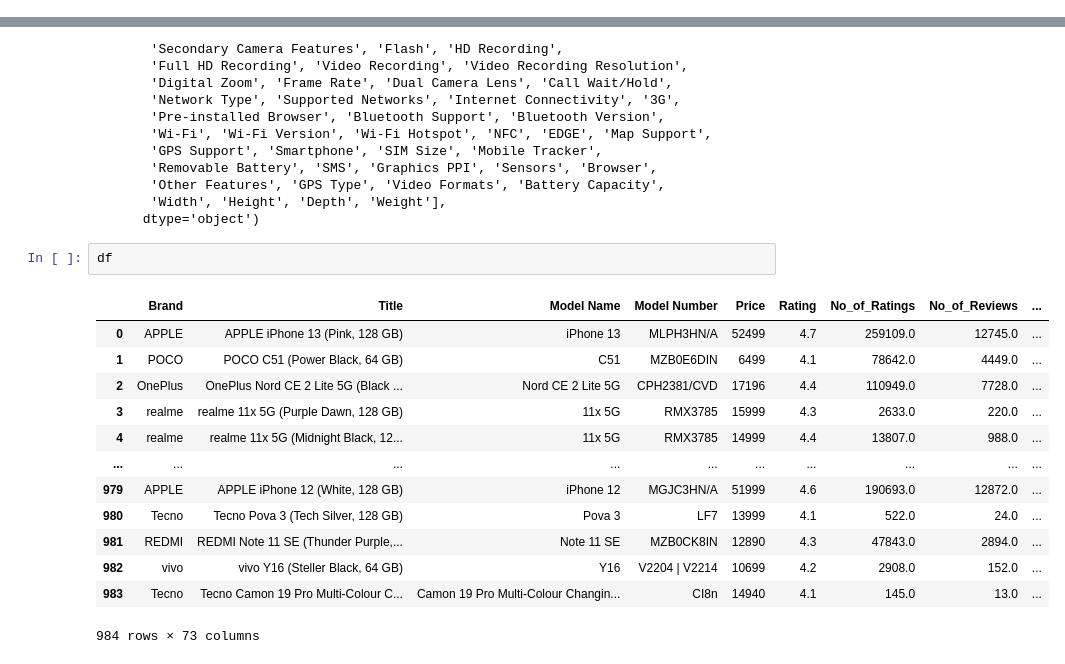
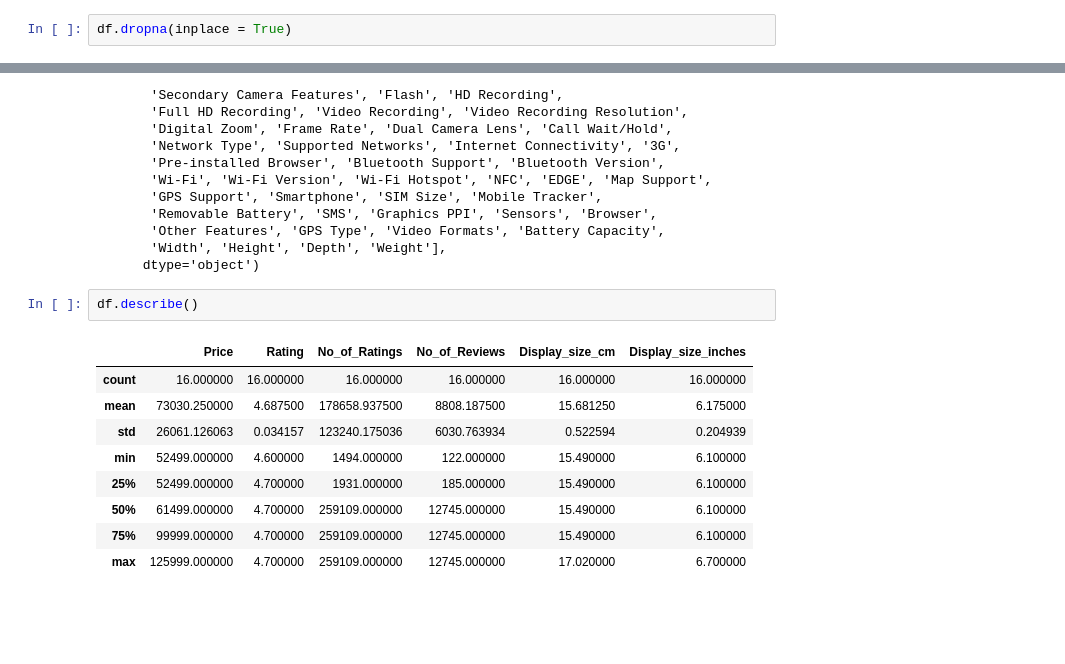
Before and after one commit to komal91gajjar/practice, a Jupyter notebook: practice 05.10.2023 ML.ipynb, the cells around one changed output, grey strips where cells are left out. Saved outputs shown, nothing was run; the diff lists cells and outputs as text; blank space fills up the shorter version.

```diff
--- a/practice 05.10.2023 ML.ipynb
+++ b/practice 05.10.2023 ML.ipynb
@@ -17,0 +55,2 @@ df.head()
+# %%
+df.dropna(inplace = True)
@@ -88,19 +127,15 @@ Index(['Brand', 'Title', 'Model Name', 'Model Number', 'Price', 'Rating',
        'Width', 'Height', 'Depth', 'Weight'],
       dtype='object')
 # %%
-df
+df.describe()
 # %% [output]
-|  | Brand | Title | Model Name | Model Number | Price | Rating | No_of_Ratings | No_of_Reviews | ... |
-| 0 | APPLE | APPLE iPhone 13 (Pink, 128 GB) | iPhone 13 | MLPH3HN/A | 52499 | 4.7 | 259109.0 | 12745.0 | ... |
-| 1 | POCO | POCO C51 (Power Black, 64 GB) | C51 | MZB0E6DIN | 6499 | 4.1 | 78642.0 | 4449.0 | ... |
-| 2 | OnePlus | OnePlus Nord CE 2 Lite 5G (Black ... | Nord CE 2 Lite 5G | CPH2381/CVD | 17196 | 4.4 | 110949.0 | 7728.0 | ... |
-| 3 | realme | realme 11x 5G (Purple Dawn, 128 GB) | 11x 5G | RMX3785 | 15999 | 4.3 | 2633.0 | 220.0 | ... |
-| 4 | realme | realme 11x 5G (Midnight Black, 12... | 11x 5G | RMX3785 | 14999 | 4.4 | 13807.0 | 988.0 | ... |
-| ... | ... | ... | ... | ... | ... | ... | ... | ... | ... |
-| 979 | APPLE | APPLE iPhone 12 (White, 128 GB) | iPhone 12 | MGJC3HN/A | 51999 | 4.6 | 190693.0 | 12872.0 | ... |
-| 980 | Tecno | Tecno Pova 3 (Tech Silver, 128 GB) | Pova 3 | LF7 | 13999 | 4.1 | 522.0 | 24.0 | ... |
-| 981 | REDMI | REDMI Note 11 SE (Thunder Purple,... | Note 11 SE | MZB0CK8IN | 12890 | 4.3 | 47843.0 | 2894.0 | ... |
-| 982 | vivo | vivo Y16 (Steller Black, 64 GB) | Y16 | V2204 | V2214 | 10699 | 4.2 | 2908.0 | 152.0 | ... |
-| 983 | Tecno | Tecno Camon 19 Pro Multi-Colour C... | Camon 19 Pro Multi-Colour Changin... | CI8n | 14940 | 4.1 | 145.0 | 13.0 | ... |
+|  | Price | Rating | No_of_Ratings | No_of_Reviews | Display_size_cm | Display_size_inches |
+| count | 16.000000 | 16.000000 | 16.000000 | 16.000000 | 16.000000 | 16.000000 |
+| mean | 73030.250000 | 4.687500 | 178658.937500 | 8808.187500 | 15.681250 | 6.175000 |
+| std | 26061.126063 | 0.034157 | 123240.175036 | 6030.763934 | 0.522594 | 0.204939 |
+| min | 52499.000000 | 4.600000 | 1494.000000 | 122.000000 | 15.490000 | 6.100000 |
+| 25% | 52499.000000 | 4.700000 | 1931.000000 | 185.000000 | 15.490000 | 6.100000 |
+| 50% | 61499.000000 | 4.700000 | 259109.000000 | 12745.000000 | 15.490000 | 6.100000 |
+| 75% | 99999.000000 | 4.700000 | 259109.000000 | 12745.000000 | 15.490000 | 6.100000 |
+| max | 125999.000000 | 4.700000 | 259109.000000 | 12745.000000 | 17.020000 | 6.700000 |
-984 rows × 73 columns
 # %%
```
Also changed, not shown: parts of 51 cells of this notebook, 6 other files.
